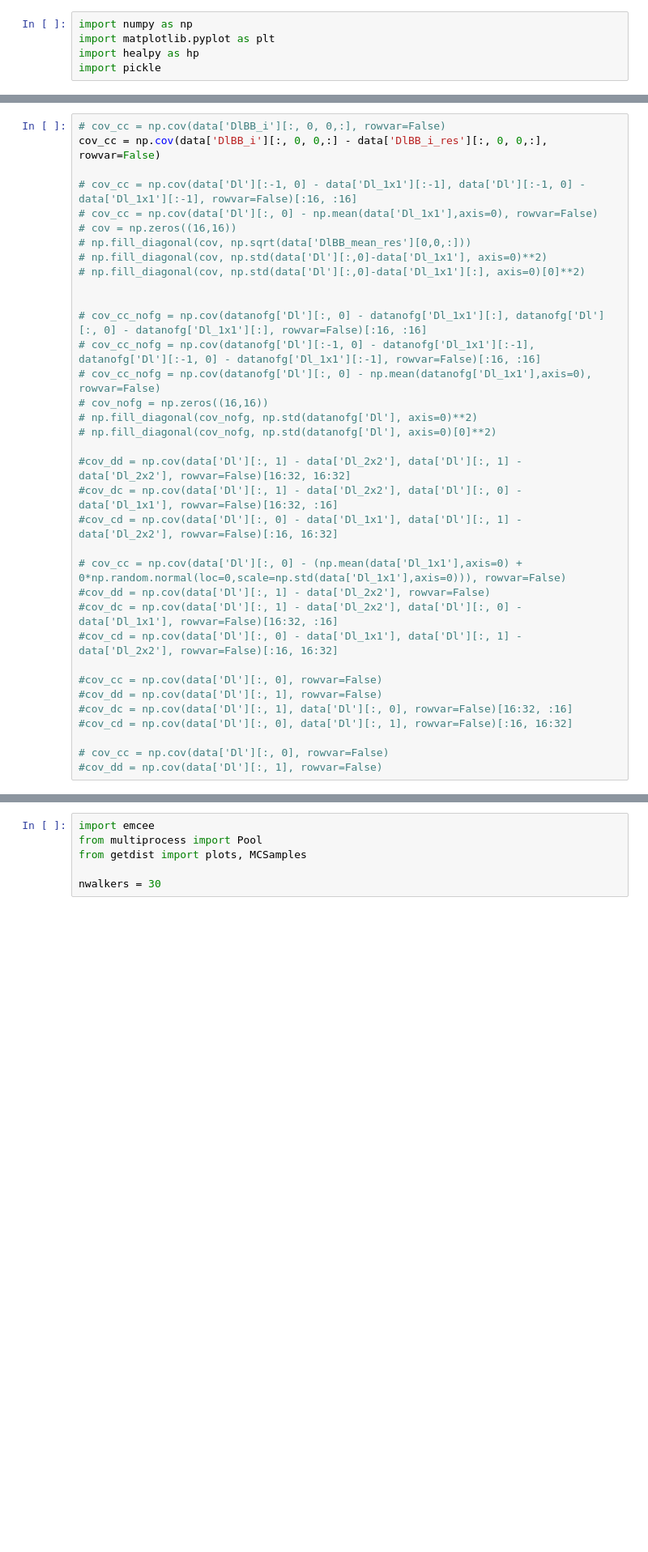
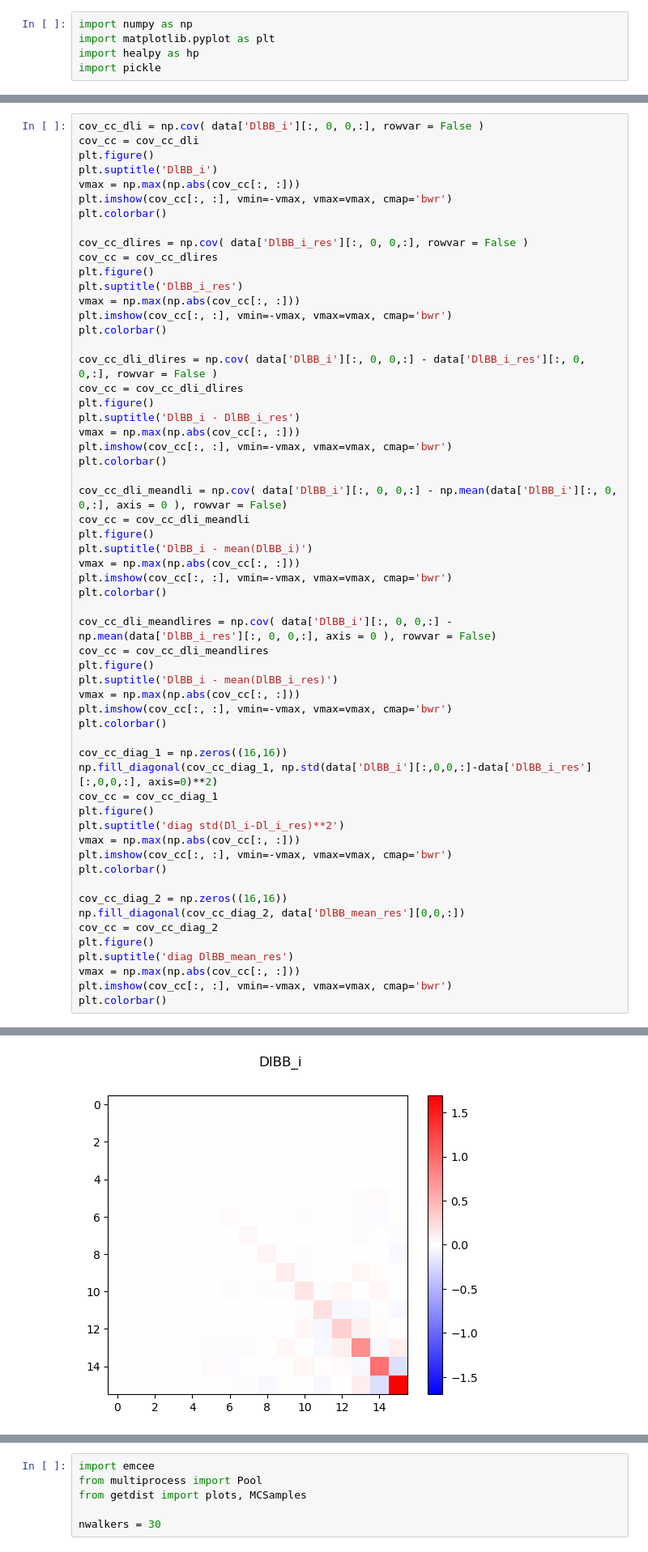
Before and after one commit to mathias77515/CMM-Pipeline, a Jupyter notebook: scripts_nahuel/analysis-r-2.ipynb, the cells around one changed output, grey strips where cells are left out. Shown at 81% size. Saved outputs shown, nothing was run; the diff lists cells and outputs as text; blank space fills up the shorter version.

```diff
--- a/scripts_nahuel/analysis-r-2.ipynb
+++ b/scripts_nahuel/analysis-r-2.ipynb
@@ -86,35 +106,59 @@ plt.tight_layout
 # %%
-# cov_cc = np.cov(data['DlBB_i'][:, 0, 0,:], rowvar=False)
-cov_cc = np.cov(data['DlBB_i'][:, 0, 0,:] - data['DlBB_i_res'][:, 0, 0,:], rowvar=False)
+cov_cc_dli = np.cov( data['DlBB_i'][:, 0, 0,:], rowvar = False )
+cov_cc = cov_cc_dli
+plt.figure()
+plt.suptitle('DlBB_i')
+vmax = np.max(np.abs(cov_cc[:, :]))
+plt.imshow(cov_cc[:, :], vmin=-vmax, vmax=vmax, cmap='bwr')
+plt.colorbar()
 
-# cov_cc = np.cov(data['Dl'][:-1, 0] - data['Dl_1x1'][:-1], data['Dl'][:-1, 0] - data['Dl_1x1'][:-1], rowvar=False)[:16, :16]
-# cov_cc = np.cov(data['Dl'][:, 0] - np.mean(data['Dl_1x1'],axis=0), rowvar=False)
-# cov = np.zeros((16,16))
-# np.fill_diagonal(cov, np.sqrt(data['DlBB_mean_res'][0,0,:]))
-# np.fill_diagonal(cov, np.std(data['Dl'][:,0]-data['Dl_1x1'], axis=0)**2)
-# np.fill_diagonal(cov, np.std(data['Dl'][:,0]-data['Dl_1x1'][:], axis=0)[0]**2)
+cov_cc_dlires = np.cov( data['DlBB_i_res'][:, 0, 0,:], rowvar = False )
+cov_cc = cov_cc_dlires
+plt.figure()
+plt.suptitle('DlBB_i_res')
+vmax = np.max(np.abs(cov_cc[:, :]))
+plt.imshow(cov_cc[:, :], vmin=-vmax, vmax=vmax, cmap='bwr')
+plt.colorbar()
 
+cov_cc_dli_dlires = np.cov( data['DlBB_i'][:, 0, 0,:] - data['DlBB_i_res'][:, 0, 0,:], rowvar = False )
+cov_cc = cov_cc_dli_dlires
+plt.figure()
+plt.suptitle('DlBB_i - DlBB_i_res')
+vmax = np.max(np.abs(cov_cc[:, :]))
+plt.imshow(cov_cc[:, :], vmin=-vmax, vmax=vmax, cmap='bwr')
+plt.colorbar()
 
-# cov_cc_nofg = np.cov(datanofg['Dl'][:, 0] - datanofg['Dl_1x1'][:], datanofg['Dl'][:, 0] - datanofg['Dl_1x1'][:], rowvar=False)[:16, :16]
-# cov_cc_nofg = np.cov(datanofg['Dl'][:-1, 0] - datanofg['Dl_1x1'][:-1], datanofg['Dl'][:-1, 0] - datanofg['Dl_1x1'][:-1], rowvar=False)[:16, :16]
-# cov_cc_nofg = np.cov(datanofg['Dl'][:, 0] - np.mean(datanofg['Dl_1x1'],axis=0), rowvar=False)
-# cov_nofg = np.zeros((16,16))
-# np.fill_diagonal(cov_nofg, np.std(datanofg['Dl'], axis=0)**2)
-# np.fill_diagonal(cov_nofg, np.std(datanofg['Dl'], axis=0)[0]**2)
+cov_cc_dli_meandli = np.cov( data['DlBB_i'][:, 0, 0,:] - np.mean(data['DlBB_i'][:, 0, 0,:], axis = 0 ), rowvar = False)
+cov_cc = cov_cc_dli_meandli
+plt.figure()
+plt.suptitle('DlBB_i - mean(DlBB_i)')
+vmax = np.max(np.abs(cov_cc[:, :]))
+plt.imshow(cov_cc[:, :], vmin=-vmax, vmax=vmax, cmap='bwr')
+plt.colorbar()
 
-#cov_dd = np.cov(data['Dl'][:, 1] - data['Dl_2x2'], data['Dl'][:, 1] - data['Dl_2x2'], rowvar=False)[16:32, 16:32]
-#cov_dc = np.cov(data['Dl'][:, 1] - data['Dl_2x2'], data['Dl'][:, 0] - data['Dl_1x1'], rowvar=False)[16:32, :16]
-#cov_cd = np.cov(data['Dl'][:, 0] - data['Dl_1x1'], data['Dl'][:, 1] - data['Dl_2x2'], rowvar=False)[:16, 16:32]
+cov_cc_dli_meandlires = np.cov( data['DlBB_i'][:, 0, 0,:] - np.mean(data['DlBB_i_res'][:, 0, 0,:], axis = 0 ), rowvar = False)
+cov_cc = cov_cc_dli_meandlires
+plt.figure()
+plt.suptitle('DlBB_i - mean(DlBB_i_res)')
+vmax = np.max(np.abs(cov_cc[:, :]))
+plt.imshow(cov_cc[:, :], vmin=-vmax, vmax=vmax, cmap='bwr')
+plt.colorbar()
 
-# cov_cc = np.cov(data['Dl'][:, 0] - (np.mean(data['Dl_1x1'],axis=0) + 0*np.random.normal(loc=0,scale=np.std(data['Dl_1x1'],axis=0))), rowvar=False)
-#cov_dd = np.cov(data['Dl'][:, 1] - data['Dl_2x2'], rowvar=False)
-#cov_dc = np.cov(data['Dl'][:, 1] - data['Dl_2x2'], data['Dl'][:, 0] - data['Dl_1x1'], rowvar=False)[16:32, :16]
-#cov_cd = np.cov(data['Dl'][:, 0] - data['Dl_1x1'], data['Dl'][:, 1] - data['Dl_2x2'], rowvar=False)[:16, 16:32]
+cov_cc_diag_1 = np.zeros((16,16))
+np.fill_diagonal(cov_cc_diag_1, np.std(data['DlBB_i'][:,0,0,:]-data['DlBB_i_res'][:,0,0,:], axis=0)**2)
+cov_cc = cov_cc_diag_1
+plt.figure()
+plt.suptitle('diag std(Dl_i-Dl_i_res)**2')
+vmax = np.max(np.abs(cov_cc[:, :]))
+plt.imshow(cov_cc[:, :], vmin=-vmax, vmax=vmax, cmap='bwr')
+plt.colorbar()
 
-#cov_cc = np.cov(data['Dl'][:, 0], rowvar=False)
-#cov_dd = np.cov(data['Dl'][:, 1], rowvar=False)
-#cov_dc = np.cov(data['Dl'][:, 1], data['Dl'][:, 0], rowvar=False)[16:32, :16]
-#cov_cd = np.cov(data['Dl'][:, 0], data['Dl'][:, 1], rowvar=False)[:16, 16:32]
-
-# cov_cc = np.cov(data['Dl'][:, 0], rowvar=False)
-#cov_dd = np.cov(data['Dl'][:, 1], rowvar=False)
+cov_cc_diag_2 = np.zeros((16,16))
+np.fill_diagonal(cov_cc_diag_2, data['DlBB_mean_res'][0,0,:])
+cov_cc = cov_cc_diag_2
+plt.figure()
+plt.suptitle('diag DlBB_mean_res')
+vmax = np.max(np.abs(cov_cc[:, :]))
+plt.imshow(cov_cc[:, :], vmin=-vmax, vmax=vmax, cmap='bwr')
+plt.colorbar()
+# %% [output]
@@ -120,0 +166 @@ cov_cc = np.cov(data['DlBB_i'][:, 0, 0,:] - data['DlBB_i_res'][:, 0, 0,:], rowva
+[figure, added]
```
Also changed, not shown: parts of 9 cells of this notebook, 3 other files.
